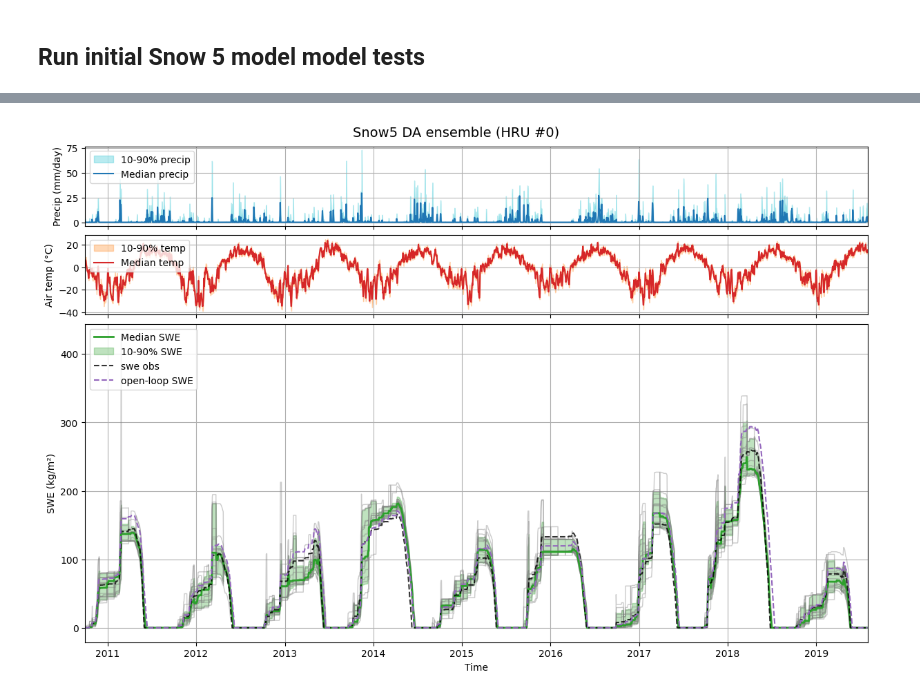
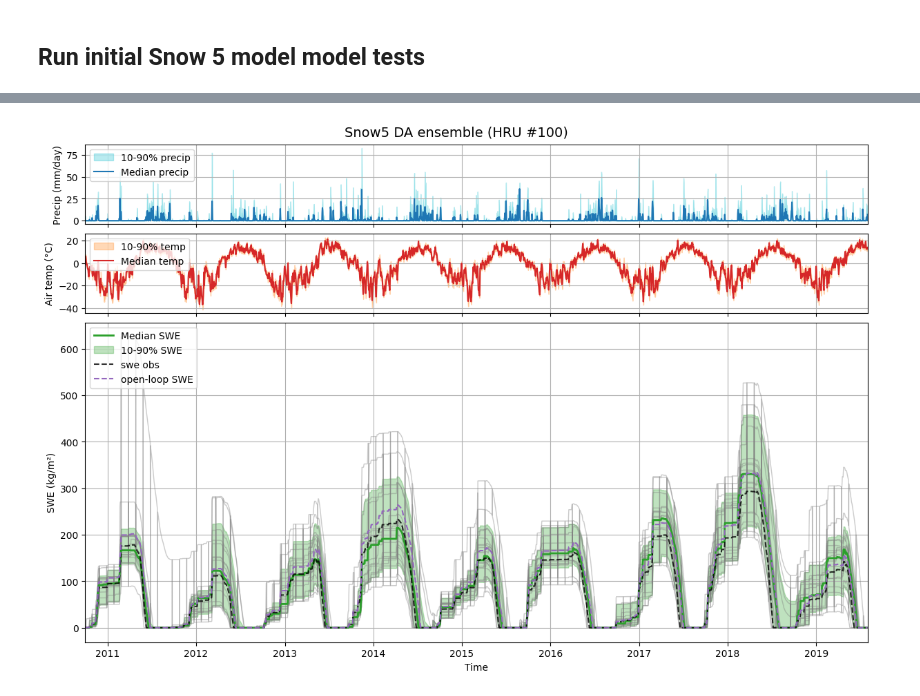
Before and after one commit to DaveCasson/snowda, a Jupyter notebook: notebooks/run_snow5.ipynb, the cells around one changed output, grey strips where cells are left out. Drawn from its saved outputs; the diff is of its cells as text; code cells hidden in the pictures.

```diff
--- a/notebooks/run_snow5.ipynb
+++ b/notebooks/run_snow5.ipynb
@@ -63,21 +85,21 @@ print(f"Snow5 DA run complete. Outputs and provenance under {run_dir}")
 # %%
 import xarray as xr
 from pathlib import Path
 from snowda.viz import plot_snow5_da
-run_dir = Path("/Users/dcasson/GitHub/snowda/outputs/chena_snow5_da/20260121T224101Z")
+#run_dir = Path("/Users/dcasson/GitHub/snowda/outputs/chena_snow5_da/20260121T224101Z")
 datasets = [xr.open_dataset(p) for p in sorted(run_dir.glob("*_snow5_output.nc"))]
 obs_ds = xr.open_dataset("/Users/dcasson/Data/snowda/summa/chena/observations/test_observations.nc")
 open_loop_ds = xr.open_dataset(run_dir_open_loop / "snow5_output.nc")
 fig = plot_snow5_da(
     datasets,
-    hru=0,
+    hru=100,
     obs_da=obs_ds["swe"],
     obs_var_name="swe",
     open_loop_ds=open_loop_ds,
 )
 fig.show()
 # %% [output]
-[figure, old version]
+[figure, new version]
 # %%
 from pathlib import Path
 
```
Also changed, not shown: parts of 2 cells of this notebook, 42 other files.
